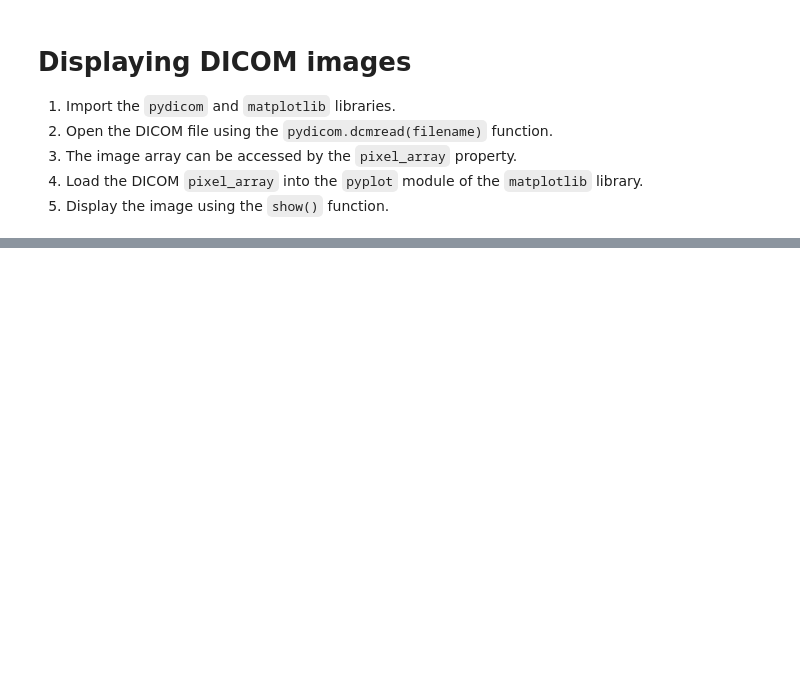
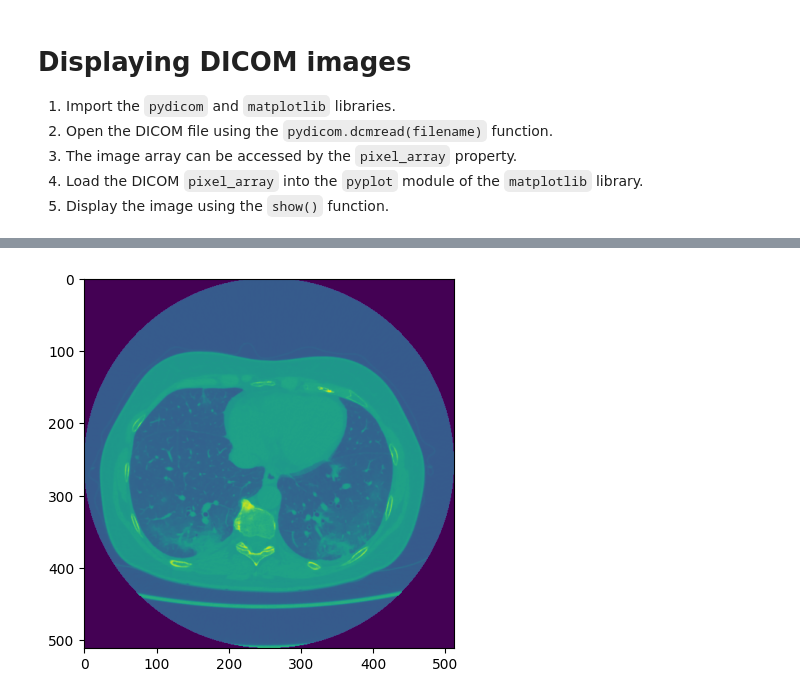
Before and after one commit to paulokuriki/python_for_rads, a Jupyter notebook: Python_for_Rads.ipynb, the cells around one changed output, grey strips where cells are left out. Drawn from its saved outputs; the diff is of its cells as text; code cells hidden in the pictures; blank space fills up the shorter version.

```diff
--- a/Python_for_Rads.ipynb
+++ b/Python_for_Rads.ipynb
@@ -385,0 +405,5 @@ https://www.linkedin.com/in/paulokuriki/
+# %%
+# Display the Pixel Array
+_=plt.imshow(dataset.pixel_array)
+# %% [output]
+[figure, added]
```
Also changed, not shown: parts of 112 cells of this notebook.
